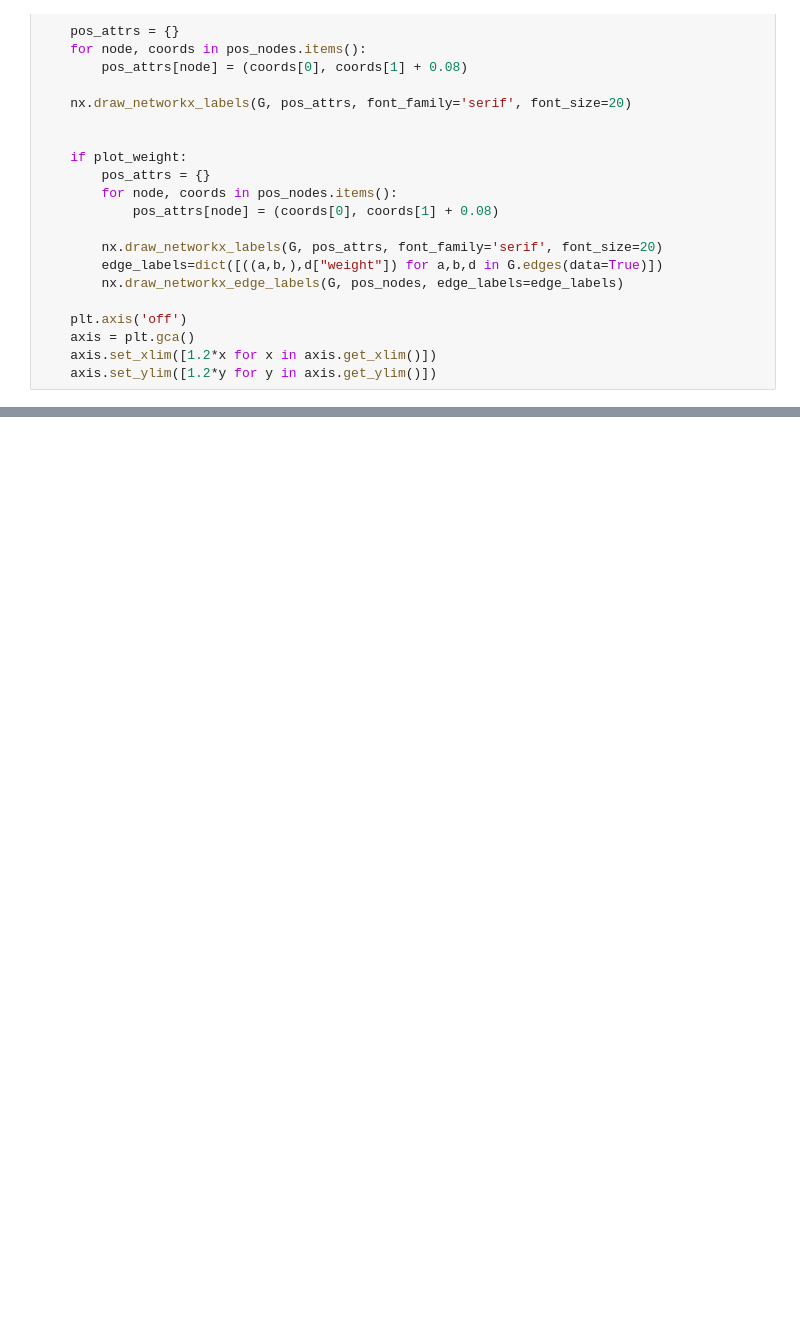
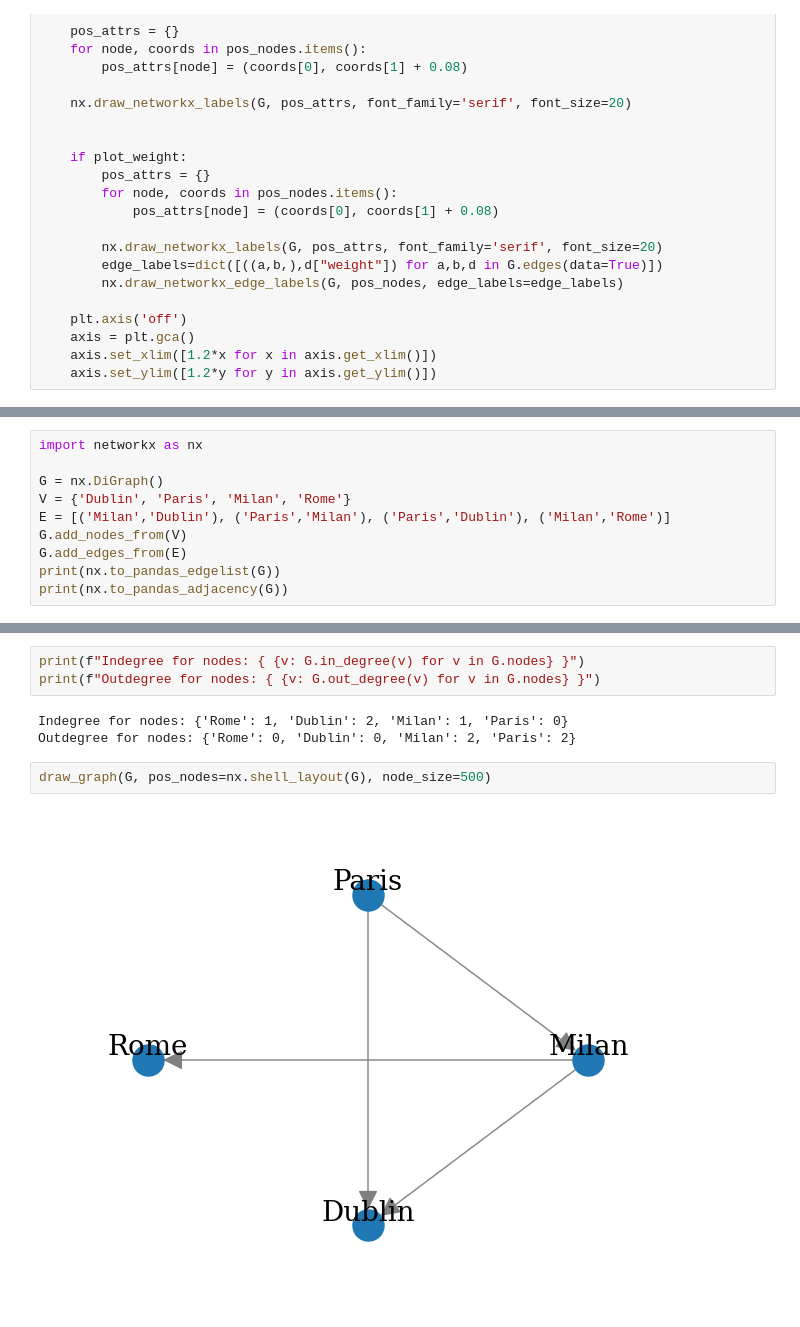
Before and after one commit to Gil-jung/GraphML, a Jupyter notebook: Chapter01/01_Introduction_Netrowkx.ipynb, the cells around one changed output, grey strips where cells are left out. Drawn from its saved outputs; the diff is of its cells as text; blank space fills up the shorter version.

```diff
--- a/Chapter01/01_Introduction_Netrowkx.ipynb
+++ b/Chapter01/01_Introduction_Netrowkx.ipynb
@@ -62,0 +120,10 @@ E = [('Milan', 'Dublin'), ('Milan', 'Paris'), ('Milan', 'Rome'), ('Paris', 'Dubl
+# %%
+import networkx as nx
+
+G = nx.DiGraph()
+V = {'Dublin', 'Paris', 'Milan', 'Rome'}
+E = [('Milan','Dublin'), ('Paris','Milan'), ('Paris','Dublin'), ('Milan','Rome')]
+G.add_nodes_from(V)
+G.add_edges_from(E)
+print(nx.to_pandas_edgelist(G))
+print(nx.to_pandas_adjacency(G))
@@ -62,0 +141,10 @@ E = [('Milan', 'Dublin'), ('Milan', 'Paris'), ('Milan', 'Rome'), ('Paris', 'Dubl
+# %%
+print(f"Indegree for nodes: { {v: G.in_degree(v) for v in G.nodes} }")
+print(f"Outdegree for nodes: { {v: G.out_degree(v) for v in G.nodes} }")
+# %% [output]
+Indegree for nodes: {'Rome': 1, 'Dublin': 2, 'Milan': 1, 'Paris': 0}
+Outdegree for nodes: {'Rome': 0, 'Dublin': 0, 'Milan': 2, 'Paris': 2}
+# %%
+draw_graph(G, pos_nodes=nx.shell_layout(G), node_size=500)
+# %% [output]
+[figure, added]
```
Also changed, not shown: parts of 20 cells of this notebook, 5 other files.
